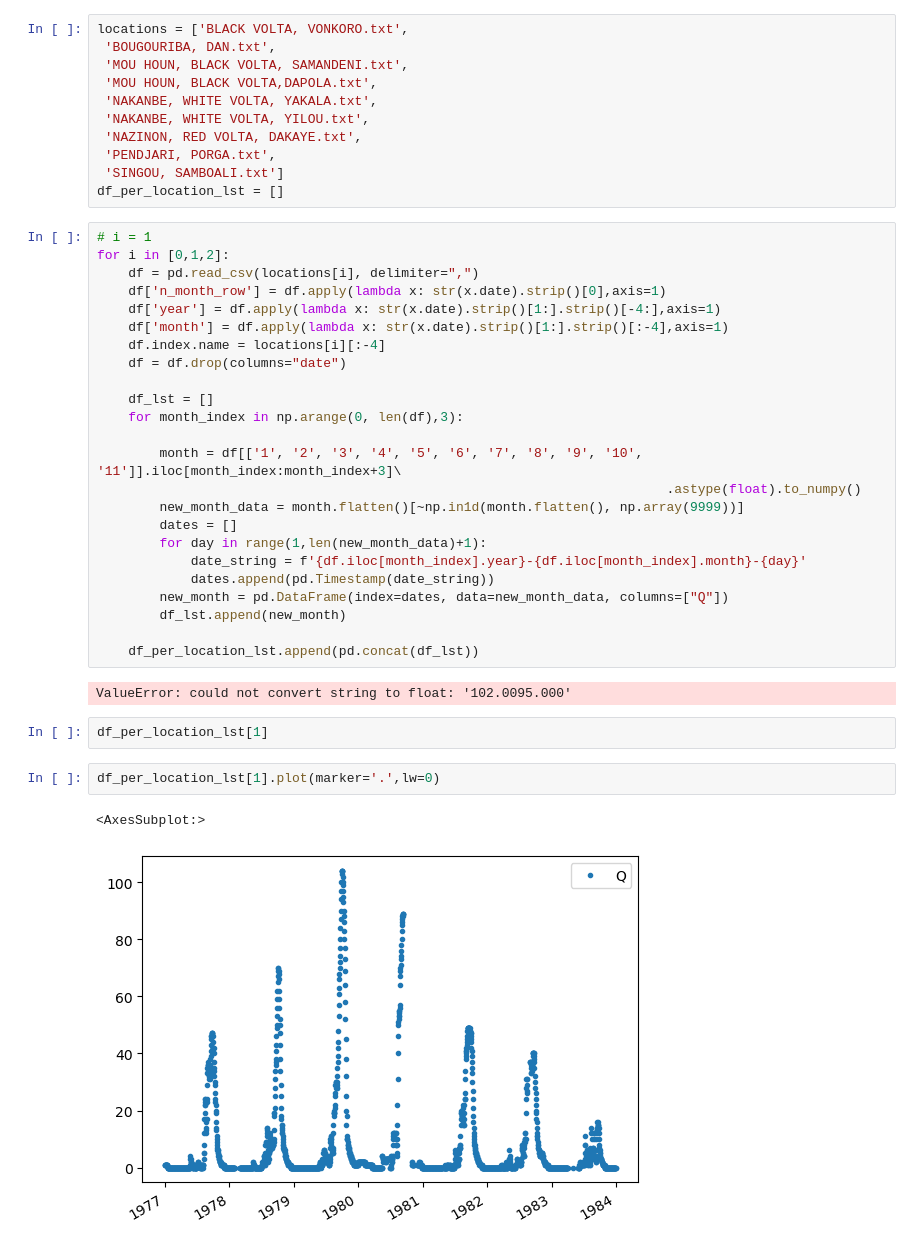
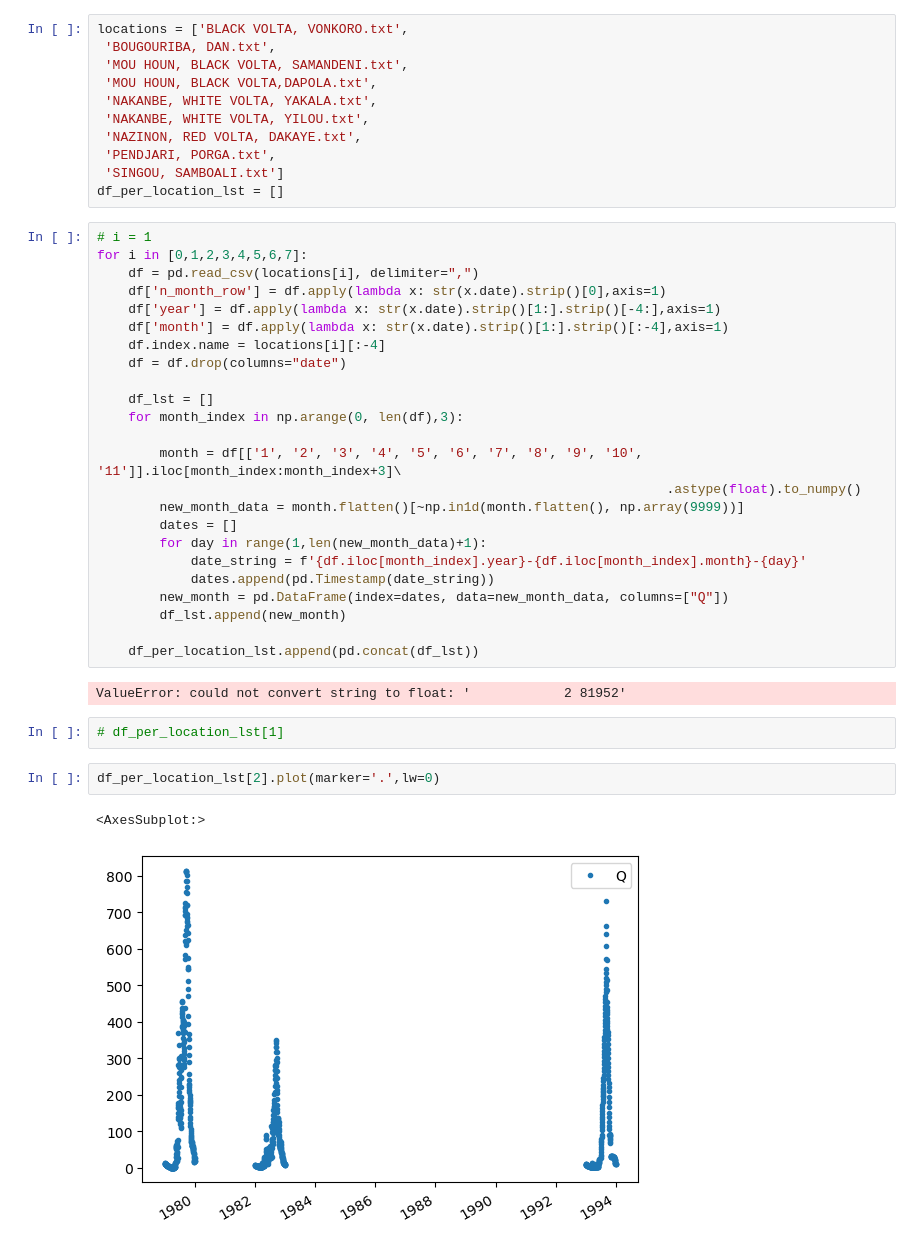
Before and after one commit to Daafip/Volta-burkina-faso, a Jupyter notebook: data/discharge data volta/discharge data.ipynb, the cells around one changed output. Cells and saved outputs as stored; diff of their text form.

```diff
--- a/data/discharge data volta/discharge data.ipynb
+++ b/data/discharge data volta/discharge data.ipynb
@@ -33,7 +33,7 @@ locations = ['BLACK VOLTA, VONKORO.txt',
 df_per_location_lst = []
 # %%
 # i = 1
-for i in [0,1,2]:
+for i in [0,1,2,3,4,5,6,7]:
     df = pd.read_csv(locations[i], delimiter=",")
     df['n_month_row'] = df.apply(lambda x: str(x.date).strip()[0],axis=1)
     df['year'] = df.apply(lambda x: str(x.date).strip()[1:].strip()[-4:],axis=1)
@@ -56,11 +56,11 @@ for i in [0,1,2]:
 
     df_per_location_lst.append(pd.concat(df_lst))
 # %% [output]
-ValueError: could not convert string to float: '102.0095.000'
+ValueError: could not convert string to float: '            2 81952'
-# %%
-df_per_location_lst[1]
+# %%
+# df_per_location_lst[1]
 # %%
-df_per_location_lst[1].plot(marker='.',lw=0)
+df_per_location_lst[2].plot(marker='.',lw=0)
 # %% [output]
 <AxesSubplot:>
-[figure, old version]
+[figure, new version]
```
Also changed, not shown: 4 other files.
